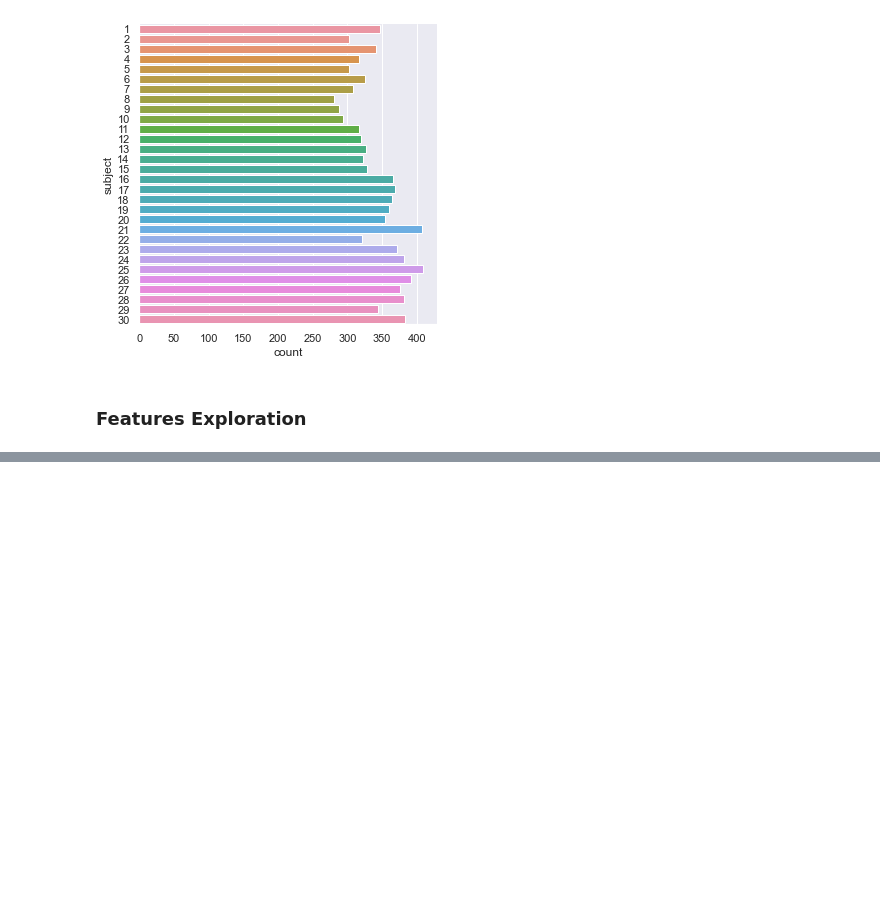
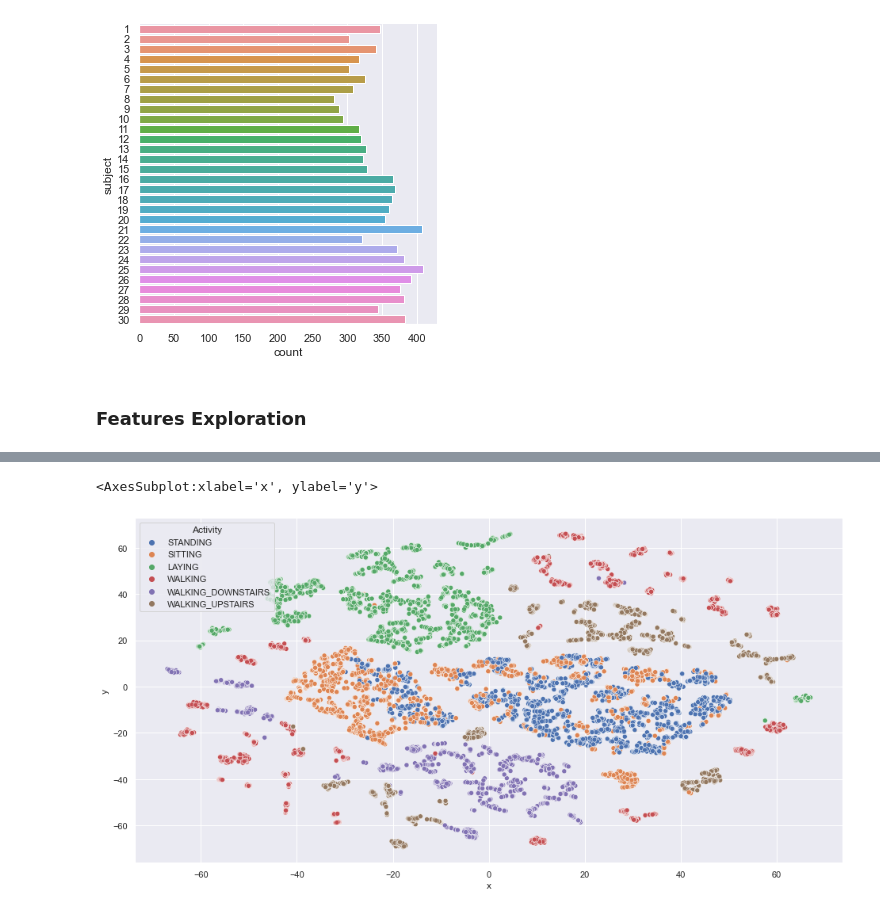
Before and after one commit to Ry3nG/SC1015-Project-Smartphone-Sensor-Privacy-Leak, a Jupyter notebook: project_main.ipynb, the cells around one changed output, grey strips where cells are left out. Cells and saved outputs as stored; diff of their text form; code cells hidden in the pictures; blank space fills up the shorter version.

```diff
--- a/project_main.ipynb
+++ b/project_main.ipynb
@@ -175,0 +202,6 @@ for col in df_total.columns]), orient='index').rename(columns=
+# %%
+plt.figure(figsize=(16,8))
+sb.scatterplot(x="x", y="y", hue="Activity", data=df_total)
+# %% [output]
+<AxesSubplot:xlabel='x', ylabel='y'>
+[figure, added]
```
Also changed, not shown: parts of 5 cells of this notebook.
